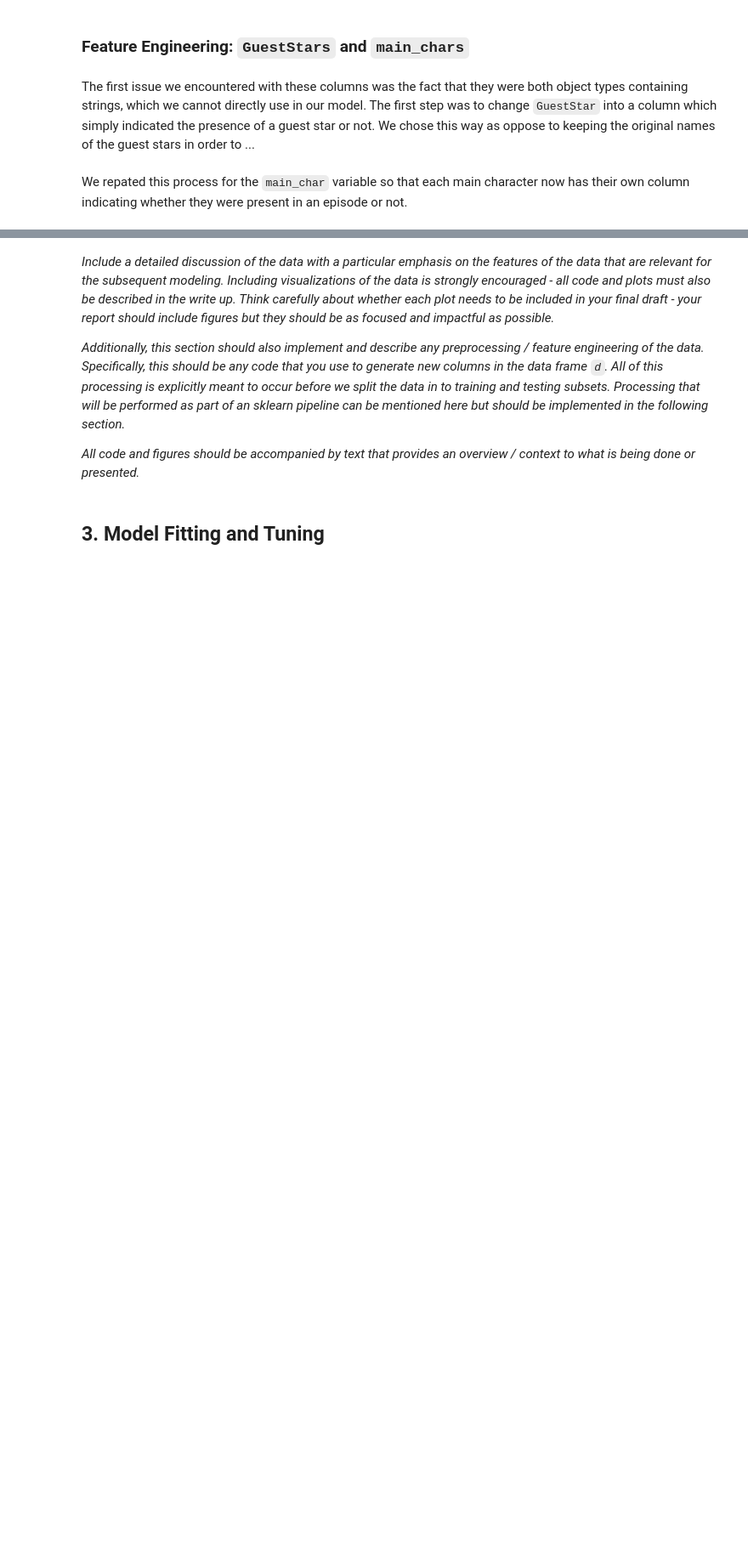
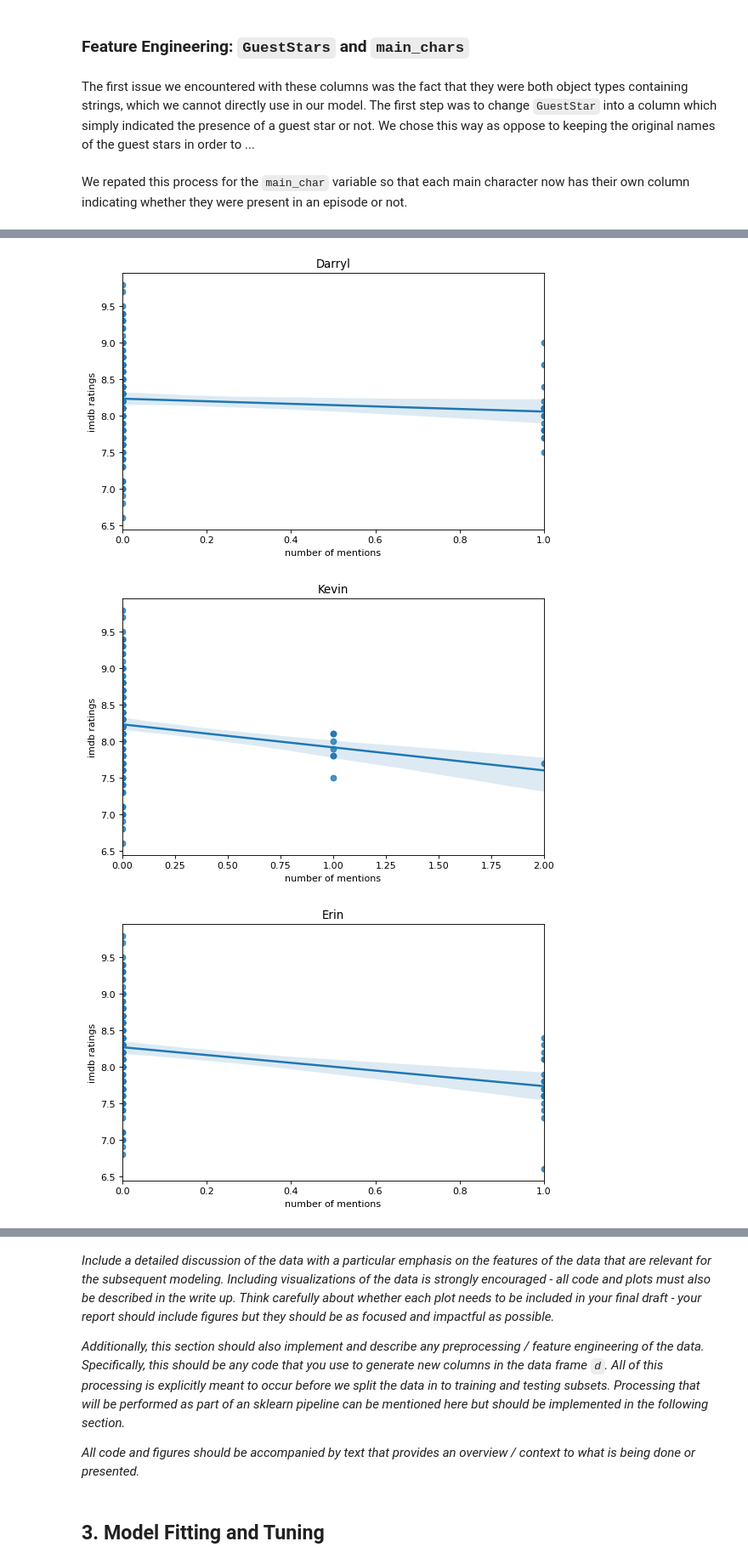
Before and after one commit to abumaz99/MLP-A1, a Jupyter notebook: project1.ipynb, the cells around one changed output, grey strips where cells are left out. Shown at 85% size. Cells and saved outputs as stored; diff of their text form; code cells hidden in the pictures; blank space fills up the shorter version.

```diff
--- a/project1.ipynb
+++ b/project1.ipynb
@@ -175,0 +237,23 @@ TypeError: No loop matching the specified signature and casting was found for uf
+# %%
+for char in main_chars:
+    d[str('no_of_mentions_' + char)] = 0
+
+# count the number of occurences of the names of each of the top 5 characters in 'About'
+for i in np.arange(0,len(d.About),1):
+    for char in main_chars:
+        if char in d.About[i]:
+            d.at[i,str('no_of_mentions_' + char)] = d.About[i].count(char)
+#regression plots for noticable characters
+for char in ['no_of_mentions_Darryl',
+            'no_of_mentions_Kevin',
+            'no_of_mentions_Erin',
+            'no_of_mentions_Michael']:
+    sns.regplot(x=char, y='imdb_rating', data=d);
+    plt.title(char.split("_")[-1]);
+    plt.xlabel('number of mentions');
+    plt.ylabel('imdb ratings');
+    plt.show();
+# %% [output]
+[figure, added]
+[figure, added]
+[figure, added]
```
Also changed, not shown: parts of 18 cells of this notebook.
